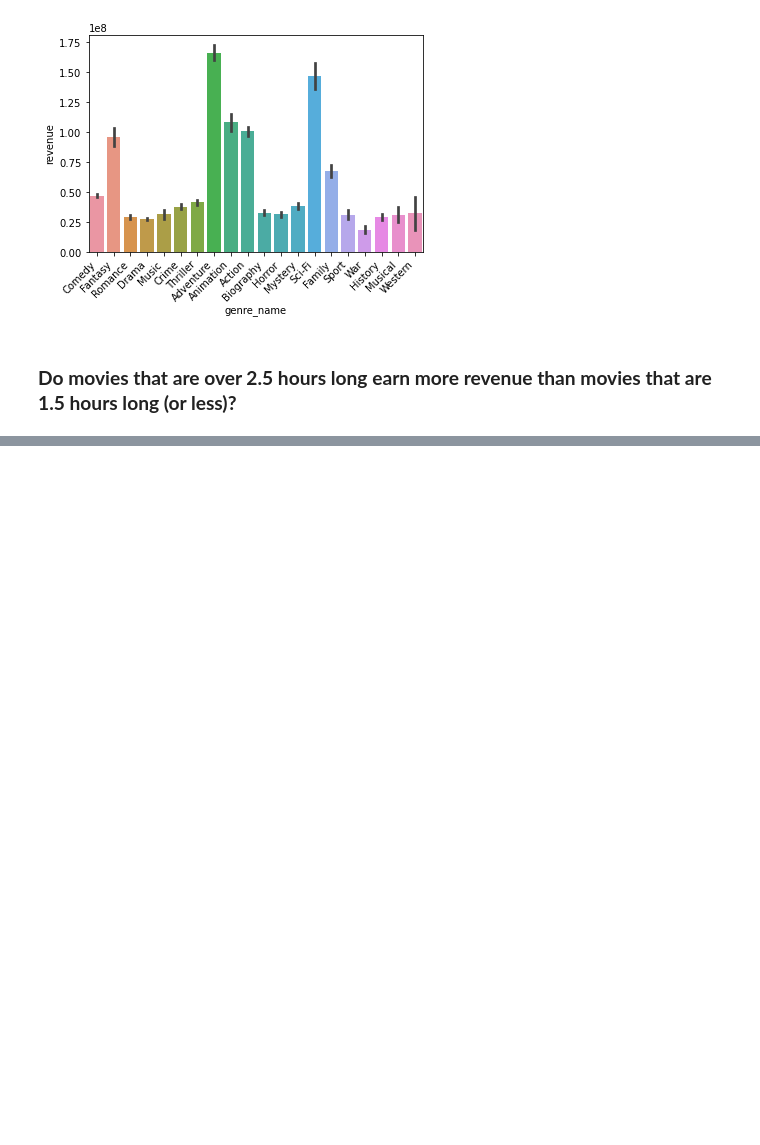
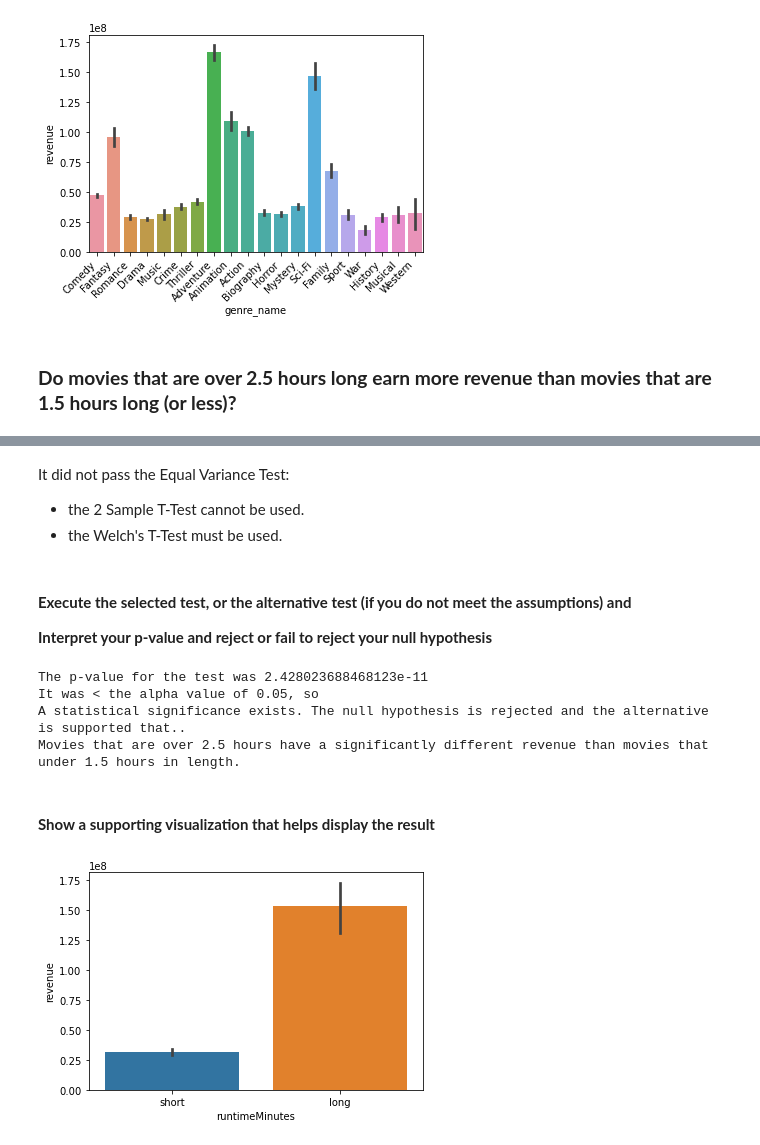
Before and after one commit to YBilodeau/Movie-Production-Business-Analysis, a Jupyter notebook: Phase 4 - Hypothesis Testing.ipynb, the cells around one changed output, grey strips where cells are left out. Cells and saved outputs as stored; diff of their text form; code cells hidden in the pictures; blank space fills up the shorter version.

```diff
--- a/Phase 4 - Hypothesis Testing.ipynb
+++ b/Phase 4 - Hypothesis Testing.ipynb
@@ -575,0 +633,3 @@ ax.set_xticklabels(ax.get_xticklabels(), rotation='45', ha='right');
+# %%
+# Update the runtimeMinutes to the long group
+short_movie_df['runtimeMinutes'] = 'short'
@@ -575,0 +646,3 @@ ax.set_xticklabels(ax.get_xticklabels(), rotation='45', ha='right');
+# %%
+# Create a dataframe of just movies that have a runtime greater than 2.5 hours
+long_movie_df = df.loc[df['runtimeMinutes'] > 150].copy()
@@ -575,0 +659,3 @@ ax.set_xticklabels(ax.get_xticklabels(), rotation='45', ha='right');
+# %%
+# Update the runtimeMinutes to the long group
+long_movie_df['runtimeMinutes'] = 'long'
@@ -575,0 +672,3 @@ ax.set_xticklabels(ax.get_xticklabels(), rotation='45', ha='right');
+# %%
+# Create a merged dataframe from the two groups
+plot_df = pd.concat([short_movie_df, long_movie_df]).copy()
@@ -575,0 +832,8 @@ ax.set_xticklabels(ax.get_xticklabels(), rotation='45', ha='right');
+# %% [markdown]
+It did not pass the Equal Variance Test:
+
+- the 2 Sample T-Test cannot be used.
+- the Welch's T-Test must be used.
+# %% [markdown]
+#### **Execute the selected test, or the alternative test (if you do not meet the assumptions) and**
+**Interpret your p-value and reject or fail to reject your null hypothesis**
@@ -575,0 +844,24 @@ ax.set_xticklabels(ax.get_xticklabels(), rotation='45', ha='right');
+# %%
+# Run the test and display the results
+statistic, pvalue = stats.ttest_ind(short_movie_group, long_movie_group, equal_var=False) #double check equal_var=True/False
+if pvalue < alpha:
+    print(f'The p-value for the test was {pvalue}')
+    print(f'It was < the alpha value of {alpha}, so')
+    print(ha_desc)
+    print(ha)
+else:
+    print(f'The p-value for the test was {pvalue}')
+    print(f'It was > the alpha value of {alpha}, so')
+    print(ho_desc)
+    print(ho)
+# %% [output]
+The p-value for the test was 2.428023688468123e-11
+It was < the alpha value of 0.05, so
+A statistical significance exists. The null hypothesis is rejected and the alternative is supported that..
+Movies that are over 2.5 hours have a significantly different revenue than movies that under 1.5 hours in length.
+# %% [markdown]
+#### **Show a supporting visualization that helps display the result**
+# %%
+sns.barplot(data=plot_df, x='runtimeMinutes', y='revenue', ci=68.2);
+# %% [output]
+[figure, added]
```
Also changed, not shown: parts of 76 cells of this notebook.
